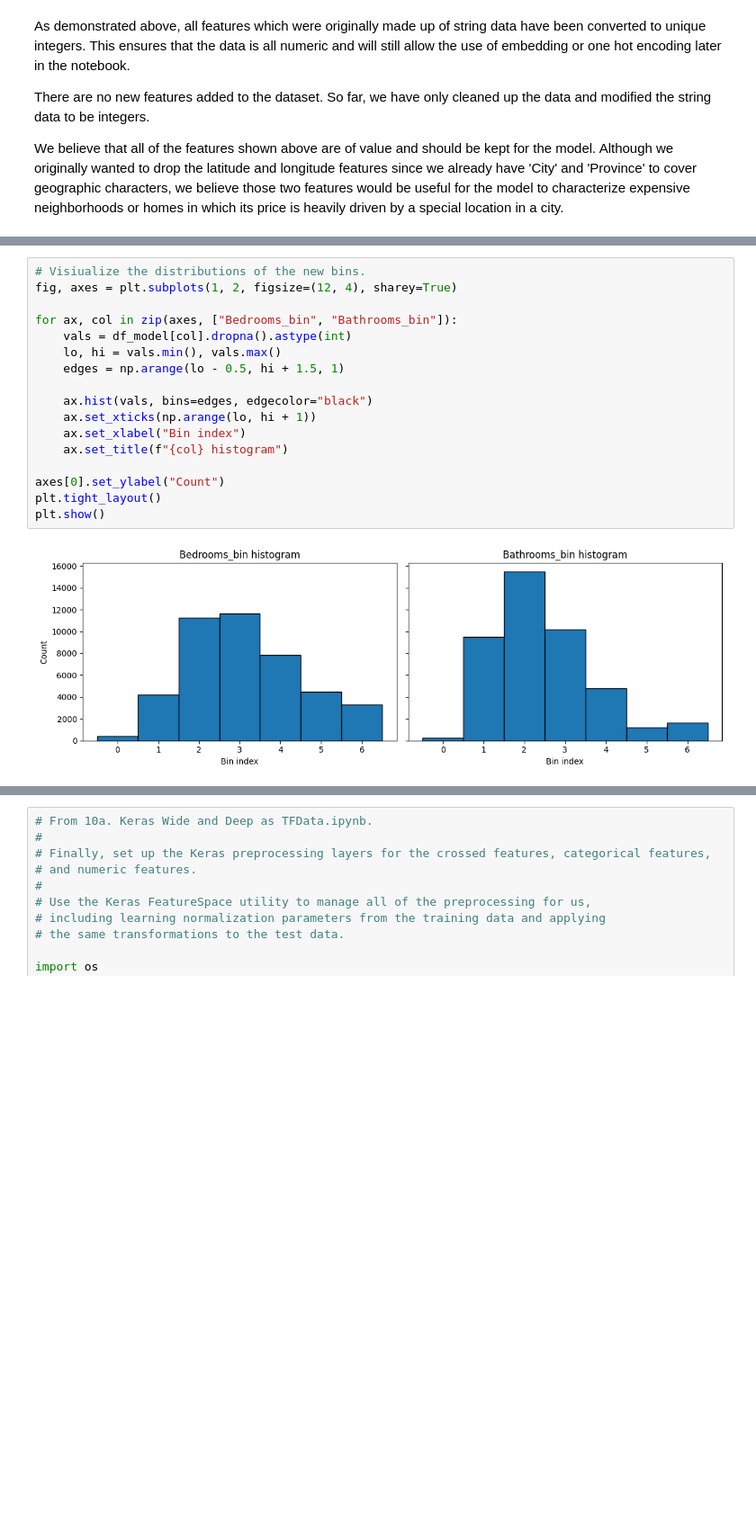
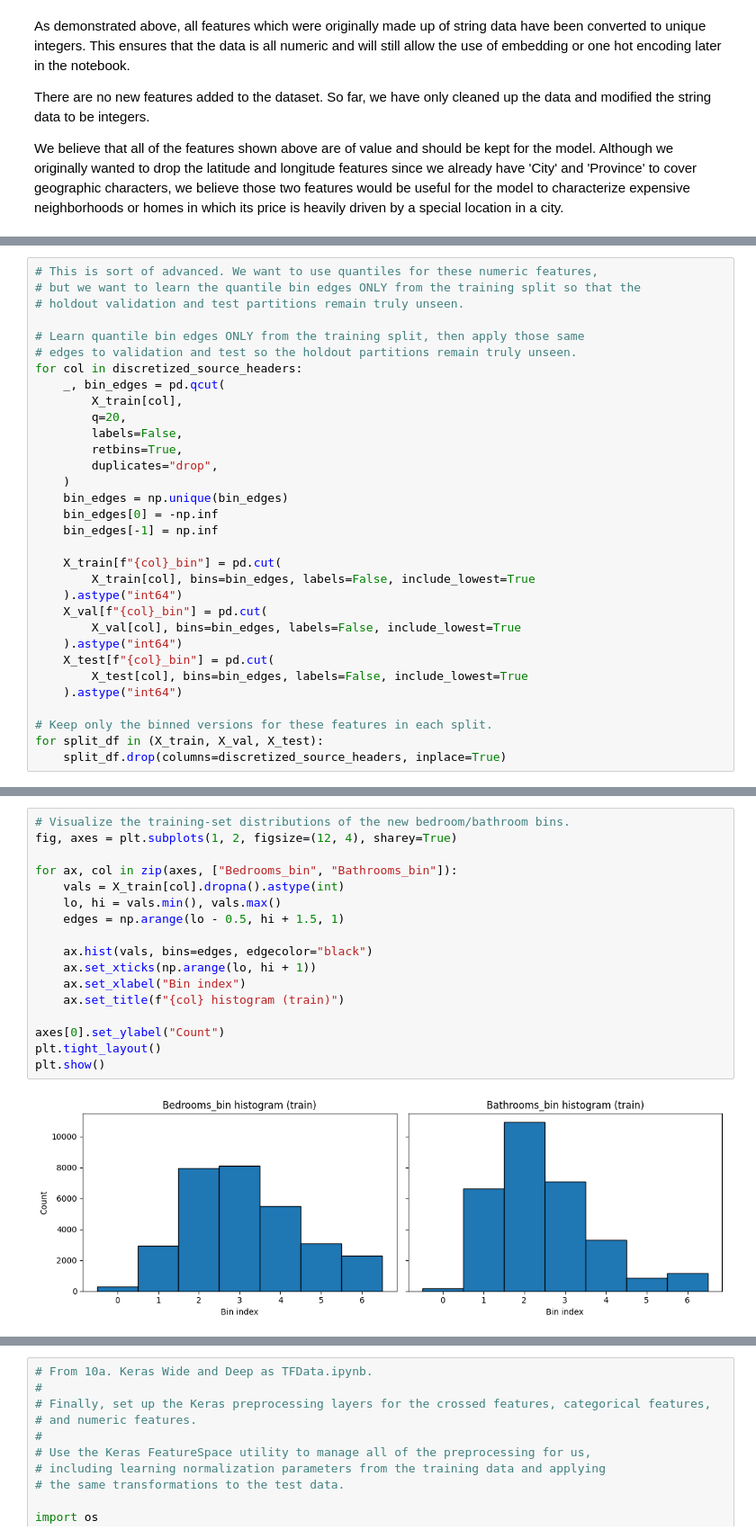
Before and after one commit to kdmatsson/CS-7324-Machine-Learning-in-Python, a Jupyter notebook: Lab_5_Folder/Lab_5.ipynb, the cells around one changed output, grey strips where cells are left out. Shown at 90% size. Saved outputs shown, nothing was run; the diff lists cells and outputs as text; blank space fills up the shorter version.

Commit message:
Multiple improvements. - Removed Kris model code. - Improved feature space and modeling code. - Added more comments to satisfy lab requirements.

```diff
--- a/Lab_5_Folder/Lab_5.ipynb
+++ b/Lab_5_Folder/Lab_5.ipynb
@@ -586 +314,33 @@ Continuous numeric: ['Latitude', 'Longitude', 'Bedrooms', 'Bathrooms']
+# %%
+# This is sort of advanced. We want to use quantiles for these numeric features,
+# but we want to learn the quantile bin edges ONLY from the training split so that the
+# holdout validation and test partitions remain truly unseen.
+
+# Learn quantile bin edges ONLY from the training split, then apply those same
+# edges to validation and test so the holdout partitions remain truly unseen.
+for col in discretized_source_headers:
+    _, bin_edges = pd.qcut(
+        X_train[col],
+        q=20,
+        labels=False,
+        retbins=True,
+        duplicates="drop",
+    )
+    bin_edges = np.unique(bin_edges)
+    bin_edges[0] = -np.inf
+    bin_edges[-1] = np.inf
+
+    X_train[f"{col}_bin"] = pd.cut(
+        X_train[col], bins=bin_edges, labels=False, include_lowest=True
+    ).astype("int64")
+    X_val[f"{col}_bin"] = pd.cut(
+        X_val[col], bins=bin_edges, labels=False, include_lowest=True
+    ).astype("int64")
+    X_test[f"{col}_bin"] = pd.cut(
+        X_test[col], bins=bin_edges, labels=False, include_lowest=True
+    ).astype("int64")
+
+# Keep only the binned versions for these features in each split.
+for split_df in (X_train, X_val, X_test):
+    split_df.drop(columns=discretized_source_headers, inplace=True)
 # %%
@@ -620,19 +381,19 @@ Count of df_model["Bathrooms"] == 0.0: 258
 # %%
-# Visiualize the distributions of the new bins.
+# Visualize the training-set distributions of the new bedroom/bathroom bins.
 fig, axes = plt.subplots(1, 2, figsize=(12, 4), sharey=True)
 
 for ax, col in zip(axes, ["Bedrooms_bin", "Bathrooms_bin"]):
-    vals = df_model[col].dropna().astype(int)
+    vals = X_train[col].dropna().astype(int)
     lo, hi = vals.min(), vals.max()
     edges = np.arange(lo - 0.5, hi + 1.5, 1)
 
     ax.hist(vals, bins=edges, edgecolor="black")
     ax.set_xticks(np.arange(lo, hi + 1))
     ax.set_xlabel("Bin index")
-    ax.set_title(f"{col} histogram")
+    ax.set_title(f"{col} histogram (train)")
 
 axes[0].set_ylabel("Count")
 plt.tight_layout()
 plt.show()
 # %% [output]
-[figure, old version]
+[figure, new version]
```
Also changed, not shown: parts of 57 cells of this notebook.
